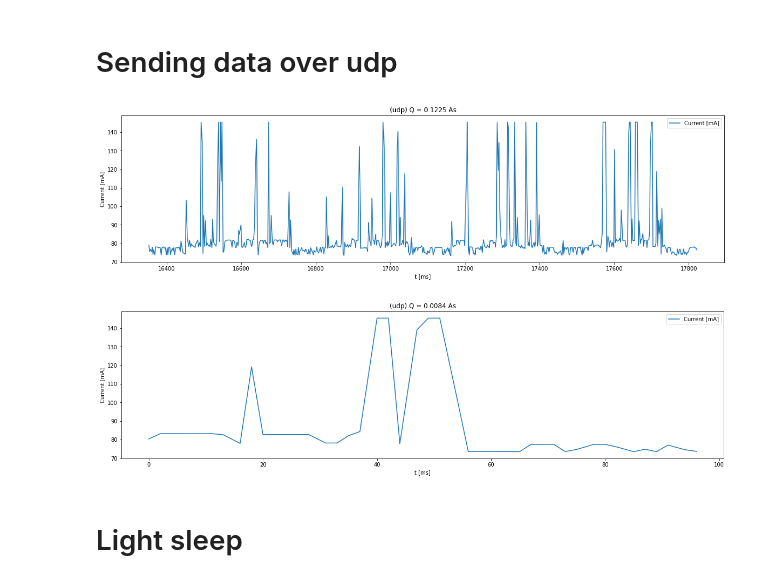
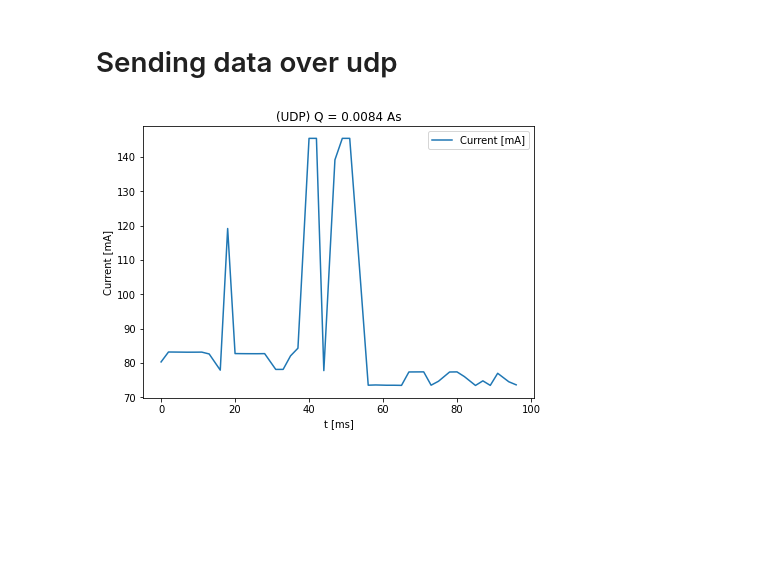
Before and after one commit to widmannthomas/dibse_integratives_gesamt_projekt, a Jupyter notebook: current_sensor/udp_tcp/udp_tcp_analysis.ipynb, the cells around one changed output. Drawn from its saved outputs; the diff is of its cells as text; code cells hidden in the pictures; blank space fills up the shorter version.

```diff
--- a/current_sensor/udp_tcp/udp_tcp_analysis.ipynb
+++ b/current_sensor/udp_tcp/udp_tcp_analysis.ipynb
@@ -3,7 +3,7 @@ import pandas as pd
 from scipy import integrate
 import matplotlib.pyplot as plt
 
-plt.rcParams["figure.figsize"] = (20,5)
+plt.rcParams["figure.figsize"] = (7,5)
 # %% [markdown]
 # read elapsed_time_ms and current_mA
 # %%
@@ -56,23 +76,11 @@ plt.show()
 # Sending data over udp
 # %%
 df_udp = pd.read_csv("udp/udp_50.csv", sep=" ", names=["time_ms", "current_mA"])
-plt.title("(udp) " + calc_load_coulomb_str(df_tcp))
+plt.title("(UDP) " + calc_load_coulomb_str(df_udp))
 plt.xlabel("t [ms]")
 plt.ylabel("Current [mA]")
-plt.plot(df_tcp.time_ms[:], df_tcp.current_mA[:], label="Current [mA]")
+plt.plot(df_udp.time_ms[:], df_udp.current_mA[:], label="Current [mA]")
 plt.legend()
 plt.show()
 # %% [output]
-[figure, old version]
+[figure, new version]
-# %%
-df_tcp = pd.read_csv("tcp_49_51.csv", sep=" ",  names=["time_ms", "current_mA", "is_sending"])
-plt.title("(udp) " + calc_load_coulomb_str(df_udp))
-plt.xlabel("t [ms]")
-plt.ylabel("Current [mA]")
-plt.plot(df_udp.time_ms[:], df_udp.current_mA[:], label="Current [mA]")
-plt.legend()
-plt.show()
-# %% [output]
-[figure, removed]
-# %% [markdown]
-# Light sleep
```
Also changed, not shown: parts of 13 cells of this notebook, 37 other files.
